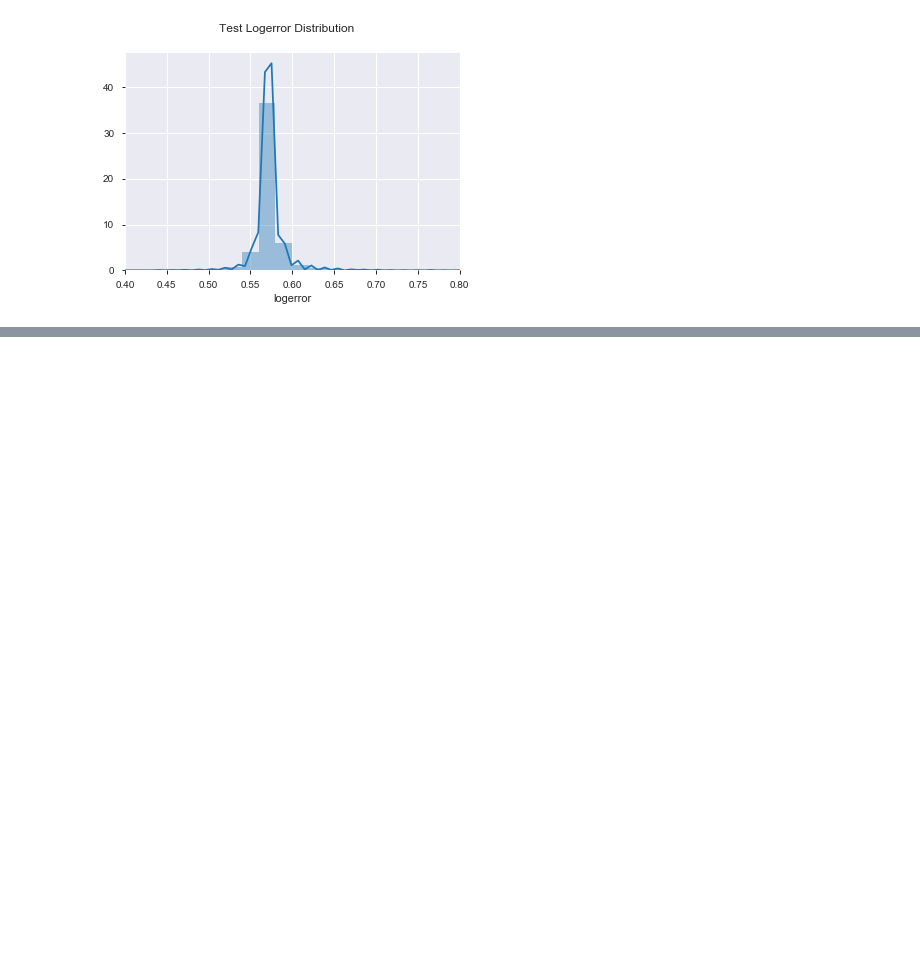
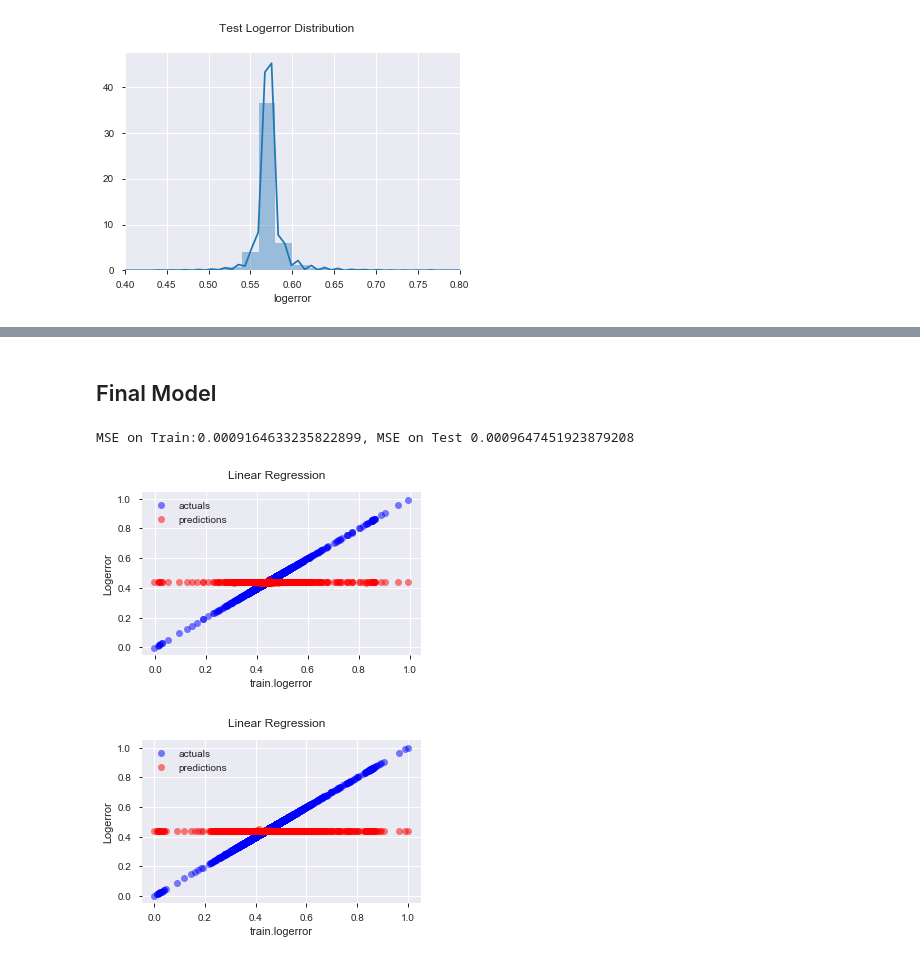
Before and after one commit to Zillow-SJ/Cluster_Zillow, a Jupyter notebook: model_final.ipynb, the cells around one changed output, grey strips where cells are left out. Saved outputs shown, nothing was run; the diff lists cells and outputs as text; code cells hidden in the pictures; blank space fills up the shorter version.

```diff
--- a/model_final.ipynb
+++ b/model_final.ipynb
@@ -245 +251,9 @@ explore_final.logerror_outliers()
+# %% [markdown]
+## Final Model
+# %%
+explore_final.final_model()
+# %% [output]
+MSE on Train:0.0009164633235822899, MSE on Test 0.0009647451923879208
+[figure, added]
+[figure, added]
 # %% [markdown]
```
Also changed, not shown: parts of 15 cells of this notebook, 4 other files.
